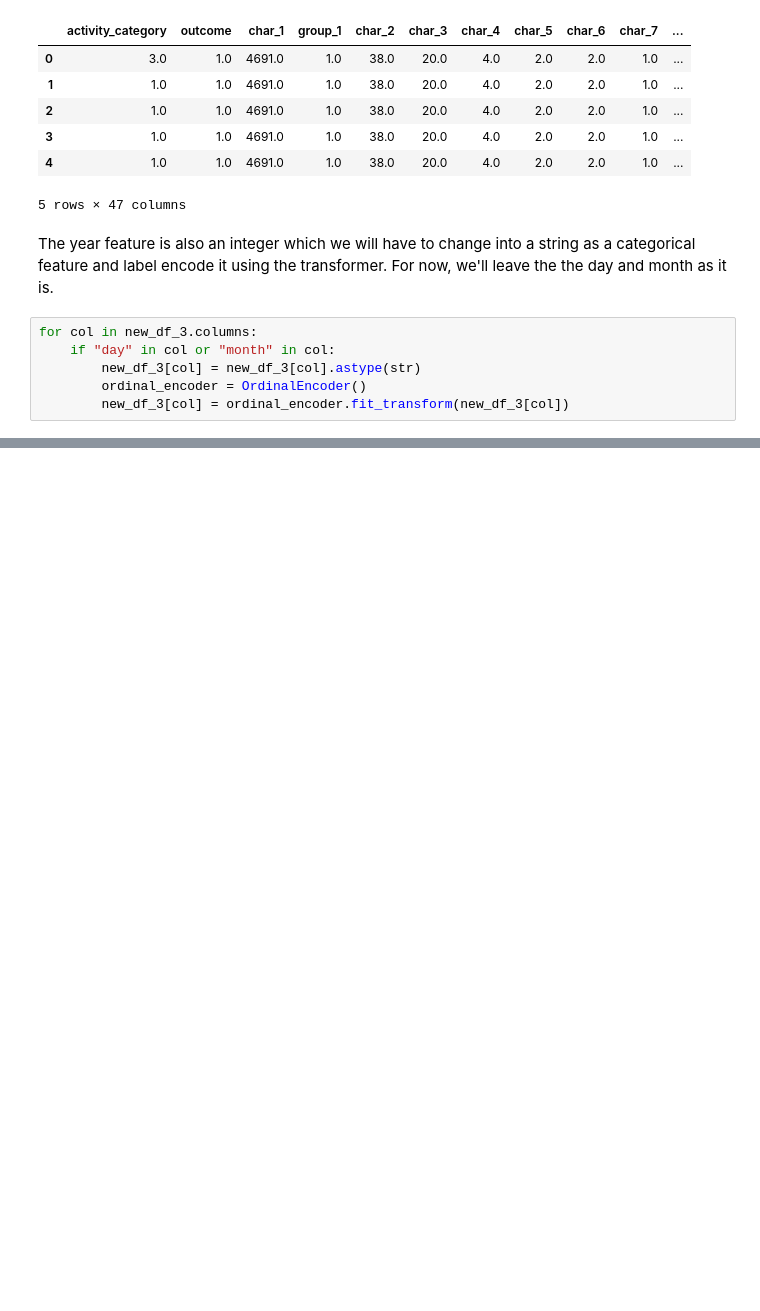
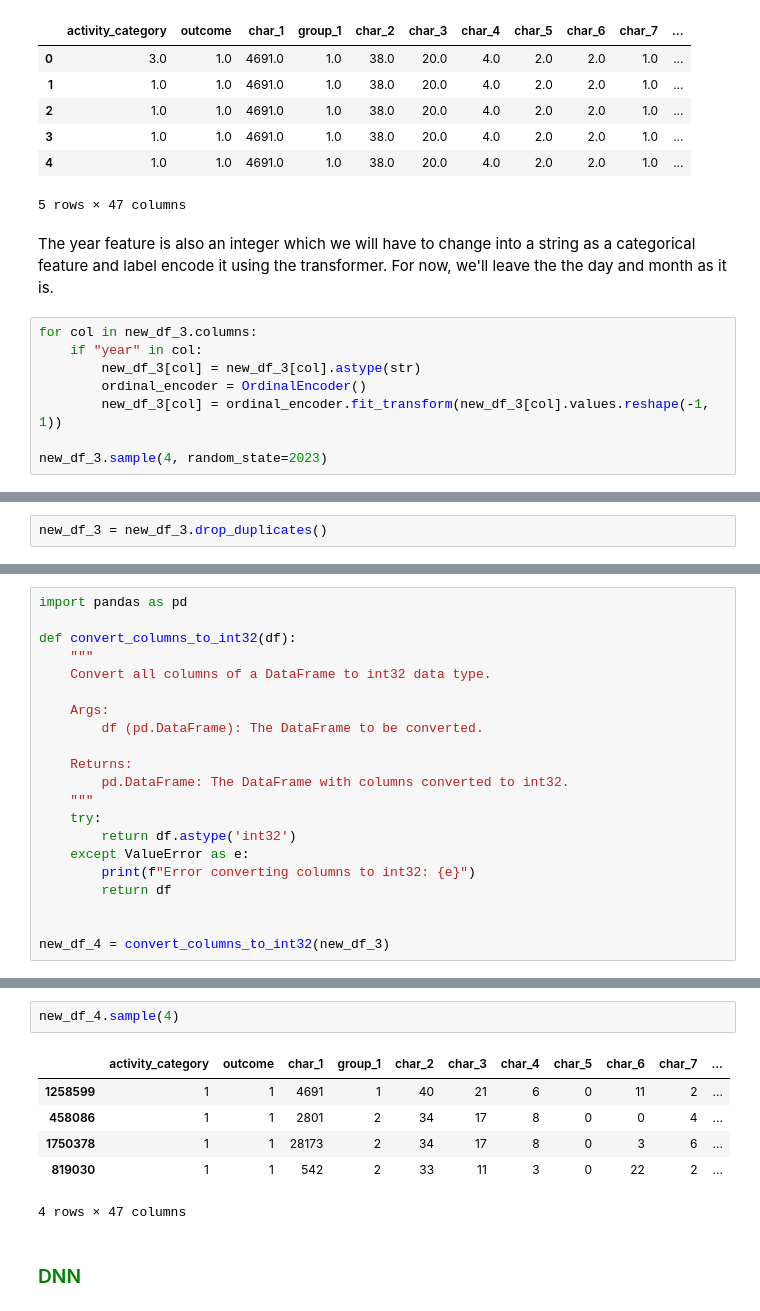
Before and after one commit to juliusmarkwei/Red-Hat-Business-Value, a Jupyter notebook: notebook/index.ipynb, the cells around one changed output, grey strips where cells are left out. Saved outputs shown, nothing was run; the diff lists cells and outputs as text; blank space fills up the shorter version.

Commit message:
converted object type to int

```diff
--- a/notebook/index.ipynb
+++ b/notebook/index.ipynb
@@ -344,8 +356,10 @@ new_df_3.head()
 <p>The year feature is also an integer which we will have to change into a string as a categorical feature and label encode it using the transformer. For now, we'll leave the the day and month as it is.</p>
 # %%
 for col in new_df_3.columns:
-    if "day" in col or "month" in col:
+    if "year" in col:
         new_df_3[col] = new_df_3[col].astype(str)
         ordinal_encoder = OrdinalEncoder()
-        new_df_3[col] = ordinal_encoder.fit_transform(new_df_3[col])
+        new_df_3[col] = ordinal_encoder.fit_transform(new_df_3[col].values.reshape(-1, 1))
+
+new_df_3.sample(4, random_state=2023)
 # %% [output]
@@ -364,0 +414,2 @@ new_df_3.head()
+# %%
+new_df_3 = new_df_3.drop_duplicates()
@@ -364,0 +436,21 @@ new_df_3.head()
+# %%
+import pandas as pd
+
+def convert_columns_to_int32(df):
+    """
+    Convert all columns of a DataFrame to int32 data type.
+
+    Args:
+        df (pd.DataFrame): The DataFrame to be converted.
+
+    Returns:
+        pd.DataFrame: The DataFrame with columns converted to int32.
+    """
+    try:
+        return df.astype('int32')
+    except ValueError as e:
+        print(f"Error converting columns to int32: {e}")
+        return df
+
+
+new_df_4 = convert_columns_to_int32(new_df_3)
@@ -364,0 +477,11 @@ new_df_3.head()
+# %%
+new_df_4.sample(4)
+# %% [output]
+|  | activity_category | outcome | char_1 | group_1 | char_2 | char_3 | char_4 | char_5 | char_6 | char_7 | ... |
+| 1258599 | 1 | 1 | 4691 | 1 | 40 | 21 | 6 | 0 | 11 | 2 | ... |
+| 458086 | 1 | 1 | 2801 | 2 | 34 | 17 | 8 | 0 | 0 | 4 | ... |
+| 1750378 | 1 | 1 | 28173 | 2 | 34 | 17 | 8 | 0 | 3 | 6 | ... |
+| 819030 | 1 | 1 | 542 | 2 | 33 | 11 | 3 | 0 | 22 | 2 | ... |
+4 rows × 47 columns
+# %% [markdown]
+### <font color="green">DNN</font>
```
Also changed, not shown: parts of 7 cells of this notebook.
